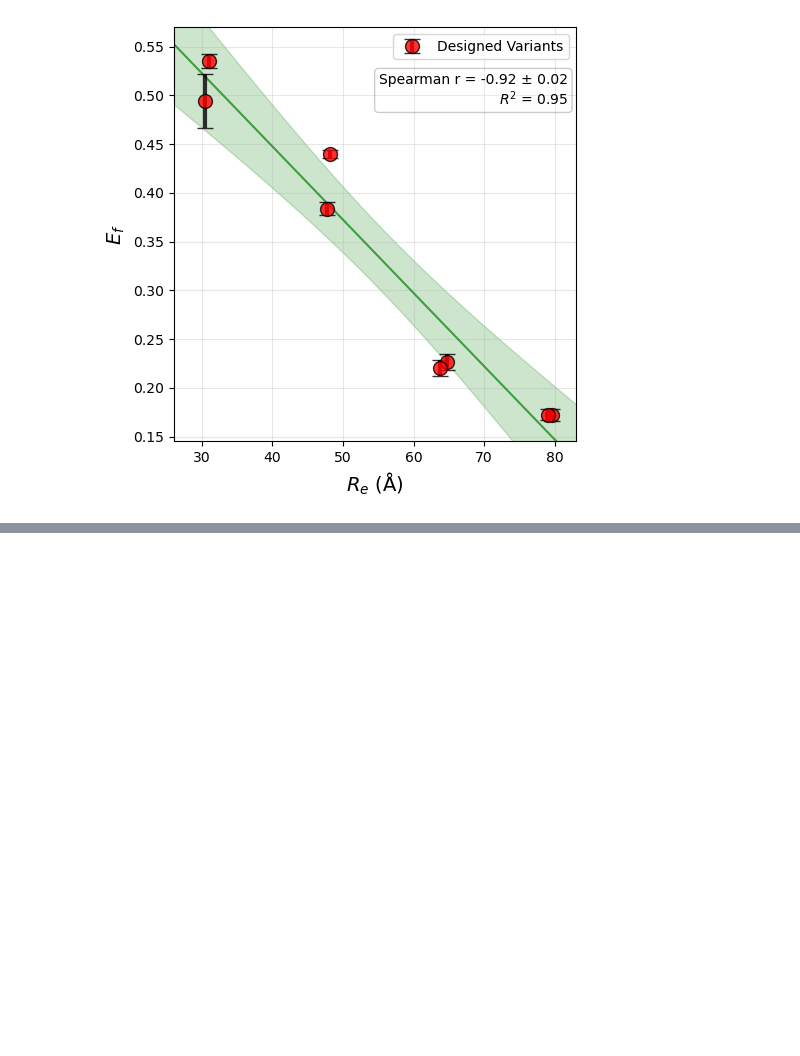
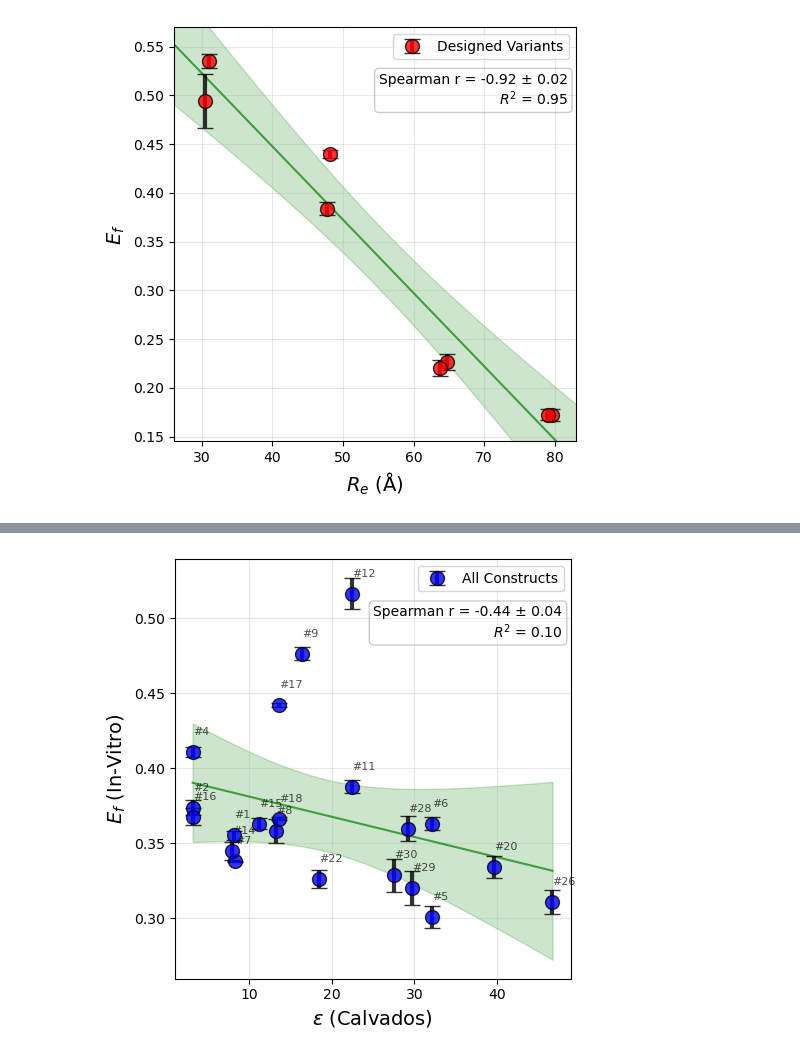
Before and after one commit to sukeniklab/GOOSE_2026, a Jupyter notebook: FRET_data_TB/Fig3_Ef-vs-predRe.ipynb, the cells around one changed output, grey strips where cells are left out. Cells and saved outputs as stored; diff of their text form; code cells hidden in the pictures; blank space fills up the shorter version.

```diff
--- a/FRET_data_TB/Fig3_Ef-vs-predRe.ipynb
+++ b/FRET_data_TB/Fig3_Ef-vs-predRe.ipynb
@@ -169,0 +306,94 @@ plt.show()
+# %%
+# Filter for constructs that have both values
+plot_constructs = construct_stats[
+    construct_stats['Ef_invitro'].notna() &
+    construct_stats['calvados_epsilon'].notna()
+].copy()
+
+# Monte Carlo sampling for Spearman correlation
+n_iterations = 1000
+spearman_values = []
+
+for _ in range(n_iterations):
+    sampled_y = []
+
+    for idx, row in plot_constructs.iterrows():
+        # Sample from normal distribution for Ef_invitro
+        sampled_y_val = np.random.normal(row['Ef_invitro'], row['Ef_invitro_std'])
+        sampled_y.append(sampled_y_val)
+
+    # Calculate Spearman correlation for this iteration
+    spearman_r_sample, _ = sp_stats.spearmanr(plot_constructs['calvados_epsilon'], sampled_y)
+    spearman_values.append(spearman_r_sample)
+
+# Calculate mean and std of Spearman correlations
+spearman_r_mean = np.mean(spearman_values)
+spearman_r_std = np.std(spearman_values)
+
+# Linear regression
+x_data = plot_constructs['calvados_epsilon'].values
+y_data = plot_constructs['Ef_invitro'].values
+
+popt, pcov = curve_fit(linear_function, x_data, y_data)
+slope, intercept = popt
+
+# Calculate R-squared and residual standard error
+residuals = y_data - linear_function(x_data, *popt)
+ss_res = np.sum(residuals**2)
+ss_tot = np.sum((y_data - np.mean(y_data))**2)
+r_squared = 1 - (ss_res / ss_tot)
+
+# Calculate 95% confidence interval
+n = len(x_data)
+dof = n - 2
+residual_std_error = np.sqrt(ss_res / dof)
+t_val = t_dist.ppf(0.975, dof)
+
+# Generate line for plotting
+x_fit = np.linspace(x_data.min() - 0.05, x_data.max() + 0.05, 200)
+y_fit = linear_function(x_fit, slope, intercept)
+
+# 95% confidence interval for the prediction
+se_line = residual_std_error * np.sqrt(1/n + (x_fit - np.mean(x_data))**2 / np.sum((x_data - np.mean(x_data))**2))
+y_upper = y_fit + t_val * se_line
+y_lower = y_fit - t_val * se_line
+
+# Create plot
+fig, ax = plt.subplots(figsize=(5, 5))
+
+# Plot confidence band first
+ax.fill_between(x_fit, y_lower, y_upper, color='green', alpha=0.2, zorder=1)
+
+# Plot fit line
+ax.plot(x_fit, y_fit, color='green', linewidth=1.5, alpha=0.7, zorder=2)
+
+# Plot data points
+ax.errorbar(plot_constructs['calvados_epsilon'], plot_constructs['Ef_invitro'],
+           yerr=plot_constructs['Ef_invitro_std'], fmt='o',
+           markeredgecolor='black', alpha=0.8, color='blue', capsize=6, linewidth=3, ms=10,
+           ecolor='black', label='All Constructs', zorder=3)
+
+# Add labels for each construct
+for idx, row in plot_constructs.iterrows():
+    ax.text(row['calvados_epsilon'], row['Ef_invitro'] + 0.01, f"#{int(row['construct'])}",
+           fontsize=8, ha='left', va='bottom', alpha=0.7)
+
+ax.set_xlabel(r'$\epsilon$ (Calvados)', fontsize=14)
+ax.set_ylabel(r'$E_{f}$ (In-Vitro)', fontsize=14)
+ax.grid(True, alpha=0.3)
+ax.legend(loc='upper right', frameon=True, fontsize=10)
+
+ax.text(0.98, 0.89, f'Spearman r = {spearman_r_mean:.2f} ± {spearman_r_std:.2f}\n$R^2$ = {r_squared:.2f}',
+        transform=ax.transAxes, fontsize=10, verticalalignment='top',
+        horizontalalignment='right', bbox=dict(boxstyle='round', facecolor='white', alpha=0.2))
+
+plt.tight_layout()
+#plt.savefig('Figure_graphs/FigSI/Ef_invitro_vs_epsilon.svg')
+plt.show()
+
+print(f"Plotted {len(plot_constructs)} constructs")
+print(f"Spearman r = {spearman_r_mean:.2f} ± {spearman_r_std:.2f}")
+print(f"Linear regression: slope = {slope:.4f}, intercept = {intercept:.4f}")
+print(f"R^2 = {r_squared:.2f}")
+# %% [output]
+[figure, added]
```
Also changed, not shown: parts of 7 cells of this notebook, 37 other files.
